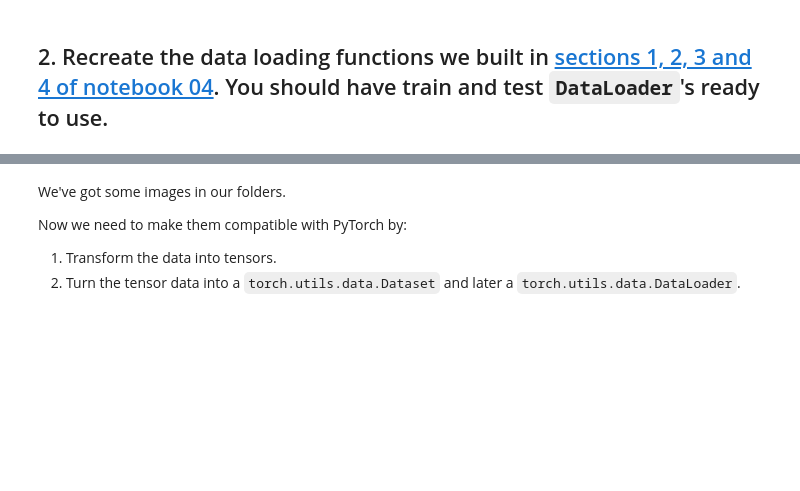
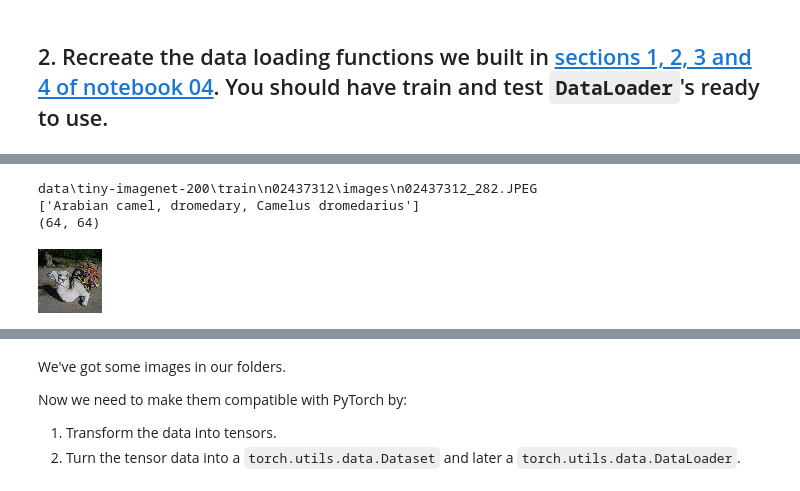
Before and after one commit to Ouzr0107/pytorch_ex, a Jupyter notebook: extras/exercises/04_pytorch_custom_datasets_exercises.ipynb, the cells around one changed output, grey strips where cells are left out. Cells and saved outputs as stored; diff of their text form; code cells hidden in the pictures; blank space fills up the shorter version.

```diff
--- a/extras/exercises/04_pytorch_custom_datasets_exercises.ipynb
+++ b/extras/exercises/04_pytorch_custom_datasets_exercises.ipynb
@@ -97,2 +119,8 @@ walk_through_dir(image_path)
 # %%
 # Setup train and testing paths
+image_path = image_path / "tiny-imagenet-200"
+
+train_path = image_path / "train"
+test_path = image_path / "val"
+
+train_path, test_path
@@ -102,0 +130,17 @@ walk_through_dir(image_path)
+# %%
+# 获取类别字典
+id_dict = {}
+
+with open(image_path / "wnids.txt", "r") as f:
+    for line in f.readlines():
+        id = line.split("\n")[0]
+        id_dict[id] = []
+
+with open(image_path / "words.txt", "r") as f:
+    for line in f.readlines():
+        id = line.split("\t")[0]
+        word = line.split("\t")[1].split("\n")[0]
+        if id in id_dict:
+            id_dict[id].append(word)
+
+id_dict
@@ -102,0 +165,23 @@ walk_through_dir(image_path)
+# %%
+# Visualize an image
+import random
+from PIL import Image
+
+image_path_list = list(train_path.glob("*/*/*.JPEG"))
+
+random_image_path = random.choice(image_path_list)
+
+image_class = id_dict[random_image_path.parent.parent.name]
+
+img = Image.open(random_image_path)
+
+print(random_image_path)
+print(image_class)
+print(img.size)
+
+img
+# %% [output]
+data\tiny-imagenet-200\train\n02437312\images\n02437312_282.JPEG
+['Arabian camel, dromedary, Camelus dromedarius']
+(64, 64)
+[figure, added]
```
Also changed, not shown: parts of 31 cells of this notebook.
